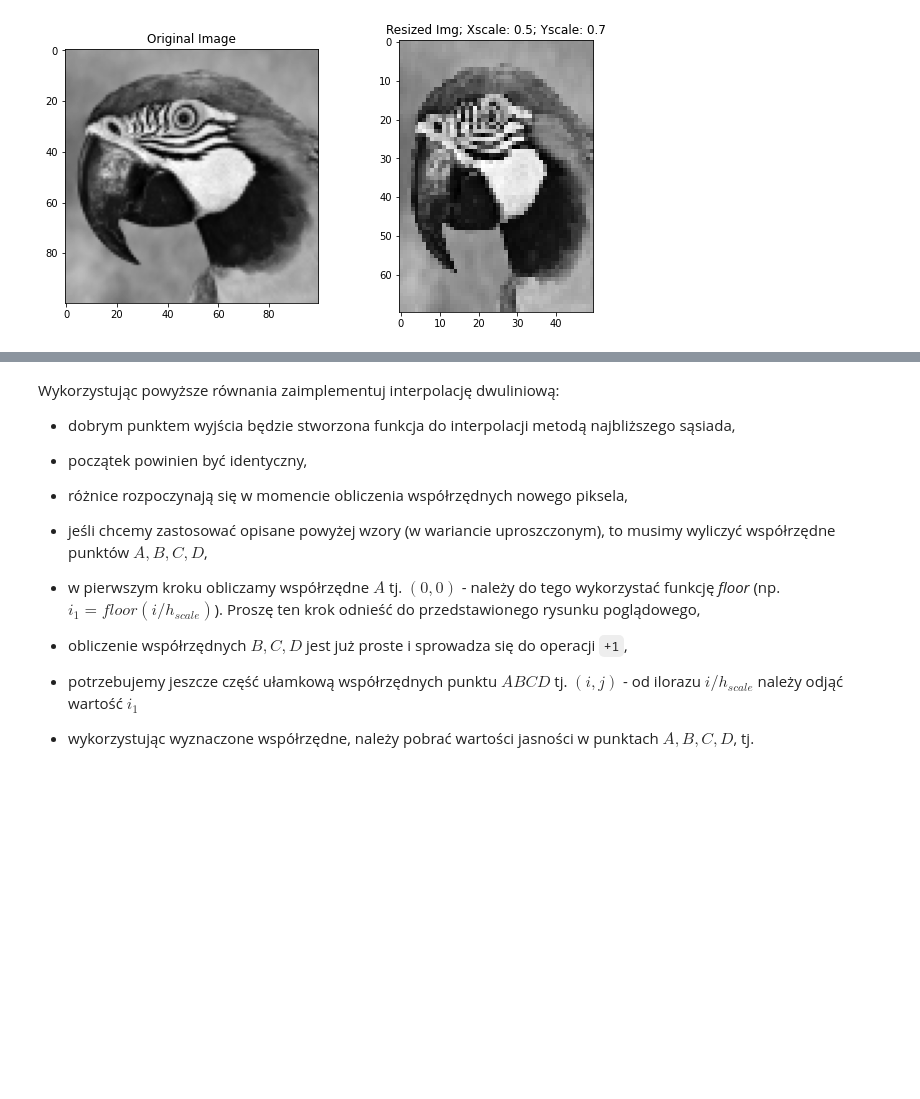
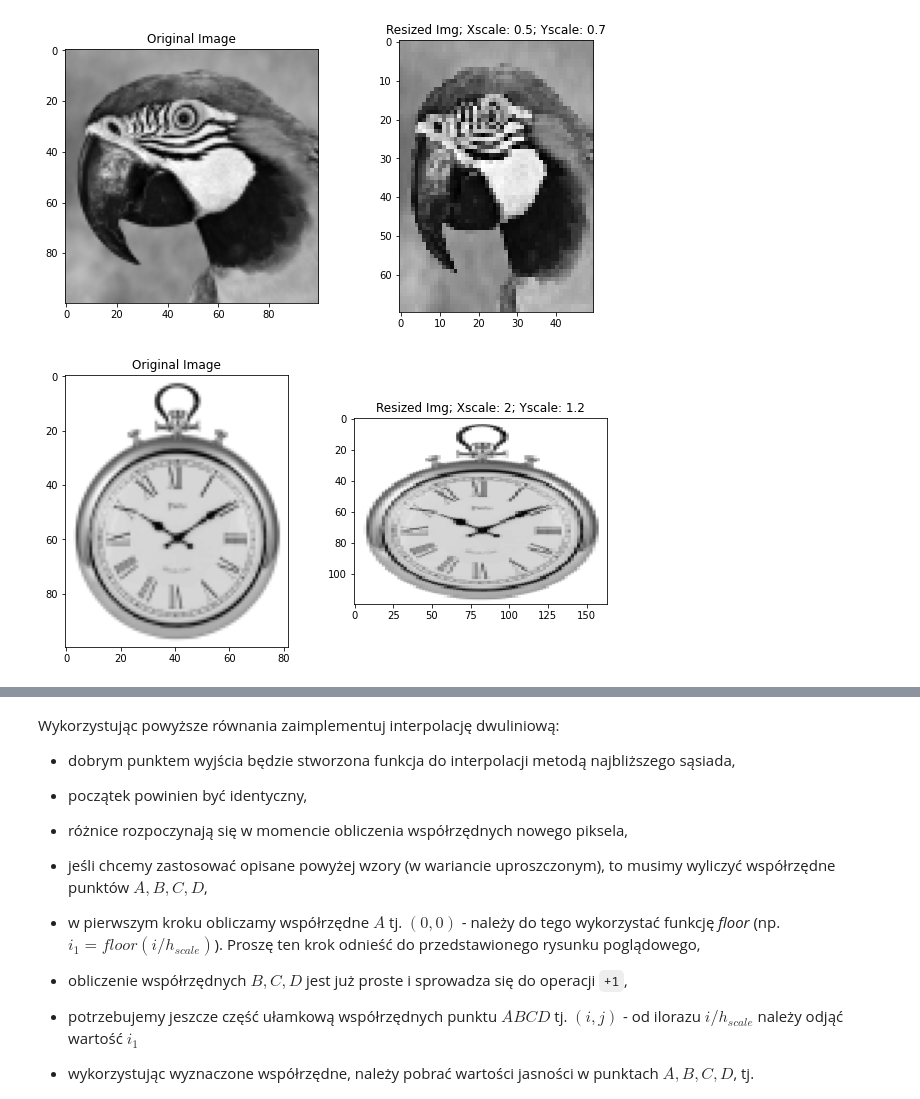
Before and after one commit to djmmatracki/ComputerVision, a Jupyter notebook: Resolution/05_resolution.ipynb, the cells around one changed output, grey strips where cells are left out. Cells and saved outputs as stored; diff of their text form; code cells hidden in the pictures; blank space fills up the shorter version.

```diff
--- a/Resolution/05_resolution.ipynb
+++ b/Resolution/05_resolution.ipynb
@@ -144,3 +144,8 @@ closestNeighbourInterpolationPlot(I, 2.5, 2.5)
 closestNeighbourInterpolationPlot(I, 0.5, 0.7)
 # %% [output]
 [figure]
+# %%
+clock = cv2.imread("clock.bmp", cv2.IMREAD_GRAYSCALE)
+closestNeighbourInterpolationPlot(clock, 2, 1.2)
+# %% [output]
+[figure, added]
```
Also changed, not shown: parts of 8 cells of this notebook.
